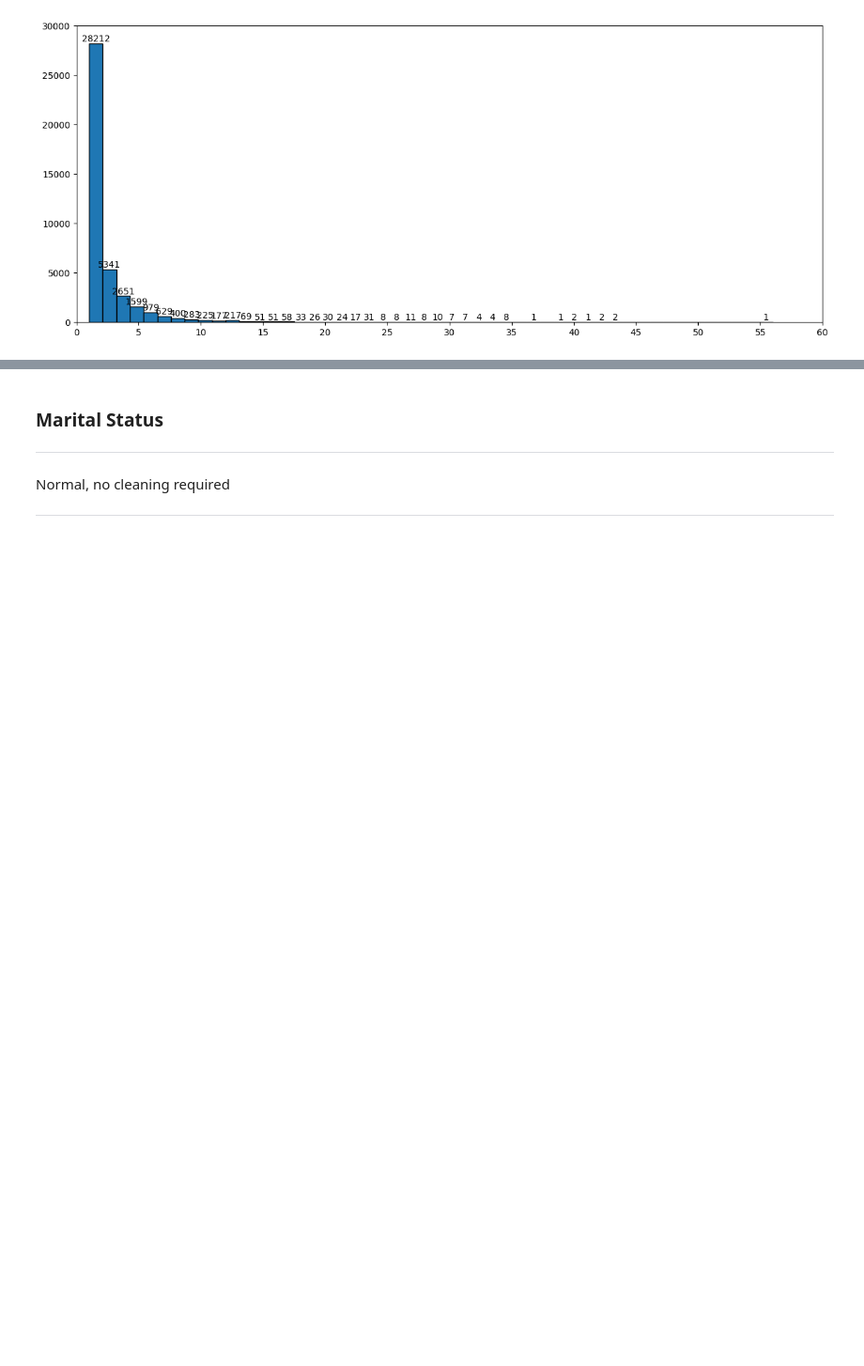
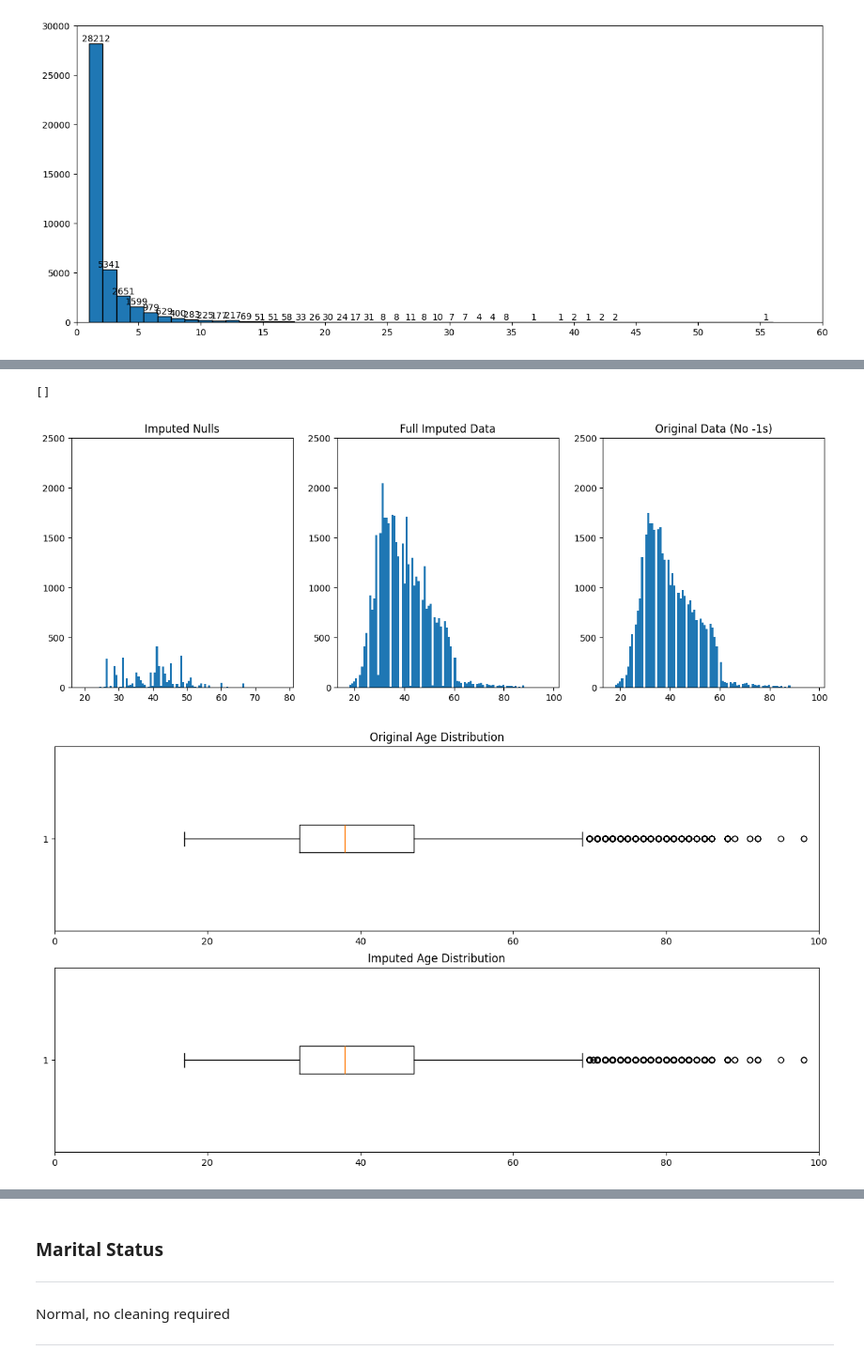
Before and after one commit to mysticshirou/EGT309-TeamJunHoe, a Jupyter notebook: eda.ipynb, the cells around one changed output, grey strips where cells are left out. Shown: that part at 94% size. Cells and saved outputs as stored; diff of their text form; code cells hidden in the pictures; blank space fills up the shorter version.

```diff
--- a/eda.ipynb
+++ b/eda.ipynb
@@ -424,0 +492,6 @@ Name: campaign_calls, dtype: float64
+# %%
+imputer = KNNImputer(n_neighbors=2, weights="distance")
+imputed_data = imputer.fit_transform(df_age_impute_ohe.reset_index().drop("index", axis=1))
+# %%
+imputed_df = pd.DataFrame(imputed_data, columns=df_age_impute_ohe.columns, index=df_age_impute_ohe.index)
+imputed_df.head()
@@ -424,0 +521,27 @@ Name: campaign_calls, dtype: float64
+# %%
+# Based on graphs and describe() below, the overall distribution, IQR, mean, std are very similar to the original datasets (respectively).
+# With this it is safe to assume that the imputation of the age column was successful
+# It was not possible to test distribution similarity since the KS test requires continuous distributions (original is not coninuous)
+fig, ax = plt.subplots(1, 3, figsize=(15, 5))
+ax[0].hist(imputed_df.loc[df_age_impute_ohe.loc[df_age_impute_ohe.age.isnull()].index].age, bins=100)
+ax[1].hist(imputed_df.age, bins=100)
+ax[2].hist(df_age_impute_ohe.age, bins=100)
+ax[0].set_title("Imputed Nulls")
+ax[1].set_title("Full Imputed Data")
+ax[2].set_title("Original Data (No -1s)")
+for x in ax:
+    x.set_ylim(0, 2500)
+plt.plot()
+
+fig, ax = plt.subplots(2, 1, figsize=(15, 8))
+ax[0].boxplot(df_age_impute_ohe.loc[df_age_impute_ohe.age.isna() == False].age, vert=False)
+ax[1].boxplot(imputed_df.age, vert=False)
+ax[0].set_title("Original Age Distribution")
+ax[1].set_title("Imputed Age Distribution")
+for x in ax:
+    x.set_xlim(0, 100)
+plt.plot()
+# %% [output]
+[]
+[figure, added]
+[figure, added]
```
Also changed, not shown: parts of 26 cells of this notebook, 6 other files.
